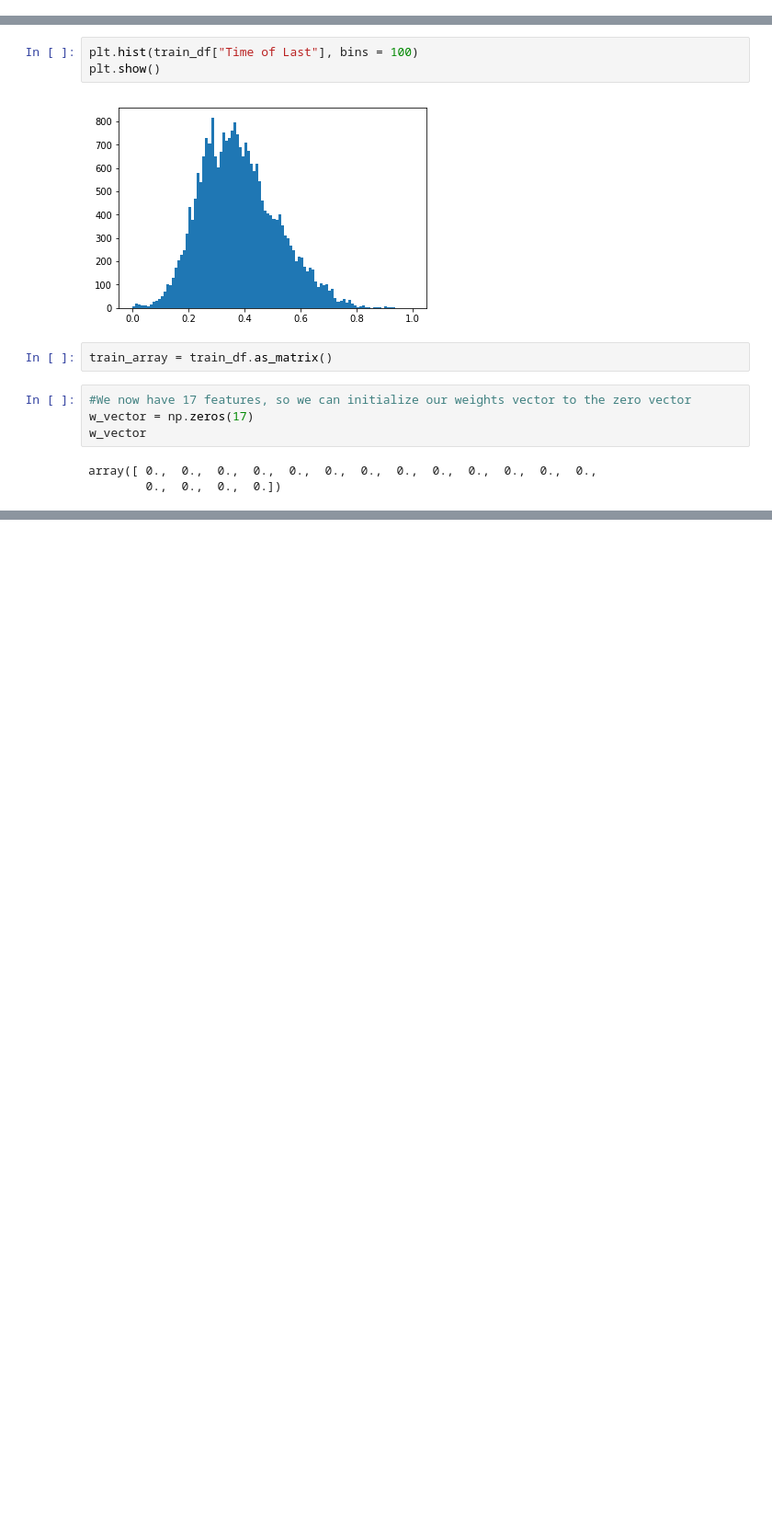
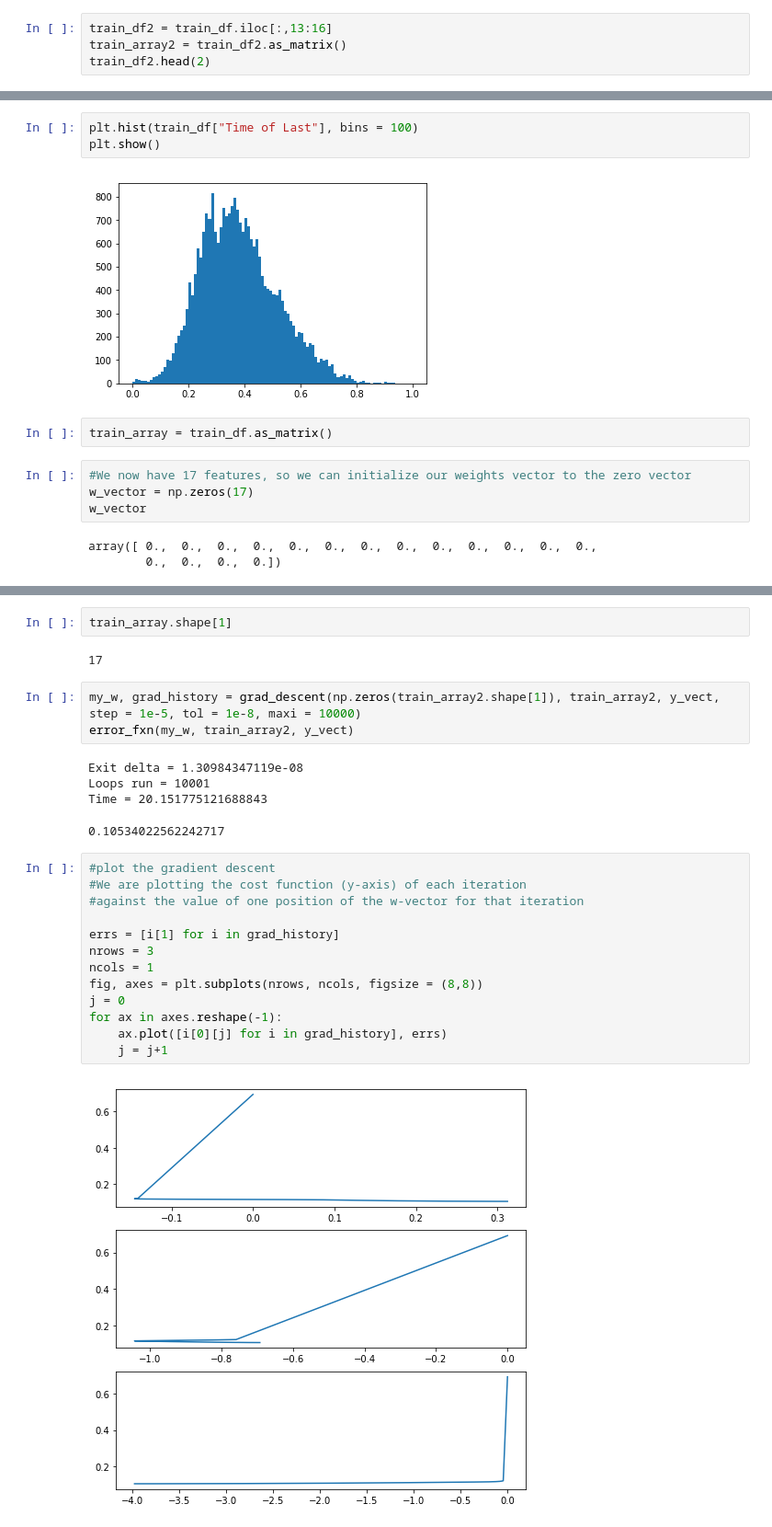
Before and after one commit to stawaway/Mini-project-1, a Jupyter notebook: Cleaning, Transformation, and Logistic Regression.ipynb, the cells around one changed output, grey strips where cells are left out. Shown: that part at 92% size. Cells and saved outputs as stored; diff of their text form; blank space fills up the shorter version.

```diff
--- a/Cleaning, Transformation, and Logistic Regression.ipynb
+++ b/Cleaning, Transformation, and Logistic Regression.ipynb
@@ -233,0 +248,4 @@ train_df.head()
+# %%
+train_df2 = train_df.iloc[:,13:16]
+train_array2 = train_df2.as_matrix()
+train_df2.head(2)
@@ -304,3 +348,30 @@ nan
+# %%
+train_array.shape[1]
+# %% [output]
+17
+# %%
+my_w, grad_history = grad_descent(np.zeros(train_array2.shape[1]), train_array2, y_vect, step = 1e-5, tol = 1e-8, maxi = 10000)
+error_fxn(my_w, train_array2, y_vect)
+# %% [output]
+Exit delta = 1.30984347119e-08
+Loops run = 10001
+Time = 20.151775121688843
+0.10534022562242717
+# %%
+#plot the gradient descent
+#We are plotting the cost function (y-axis) of each iteration
+#against the value of one position of the w-vector for that iteration
+
+errs = [i[1] for i in grad_history]
+nrows = 3
+ncols = 1
+fig, axes = plt.subplots(nrows, ncols, figsize = (8,8))
+j = 0
+for ax in axes.reshape(-1):
+    ax.plot([i[0][j] for i in grad_history], errs)
+    j = j+1
+# %% [output]
+[figure, added]
 # %%
 my_w
 # %% [output]
```
Also changed, not shown: parts of 34 cells of this notebook.
